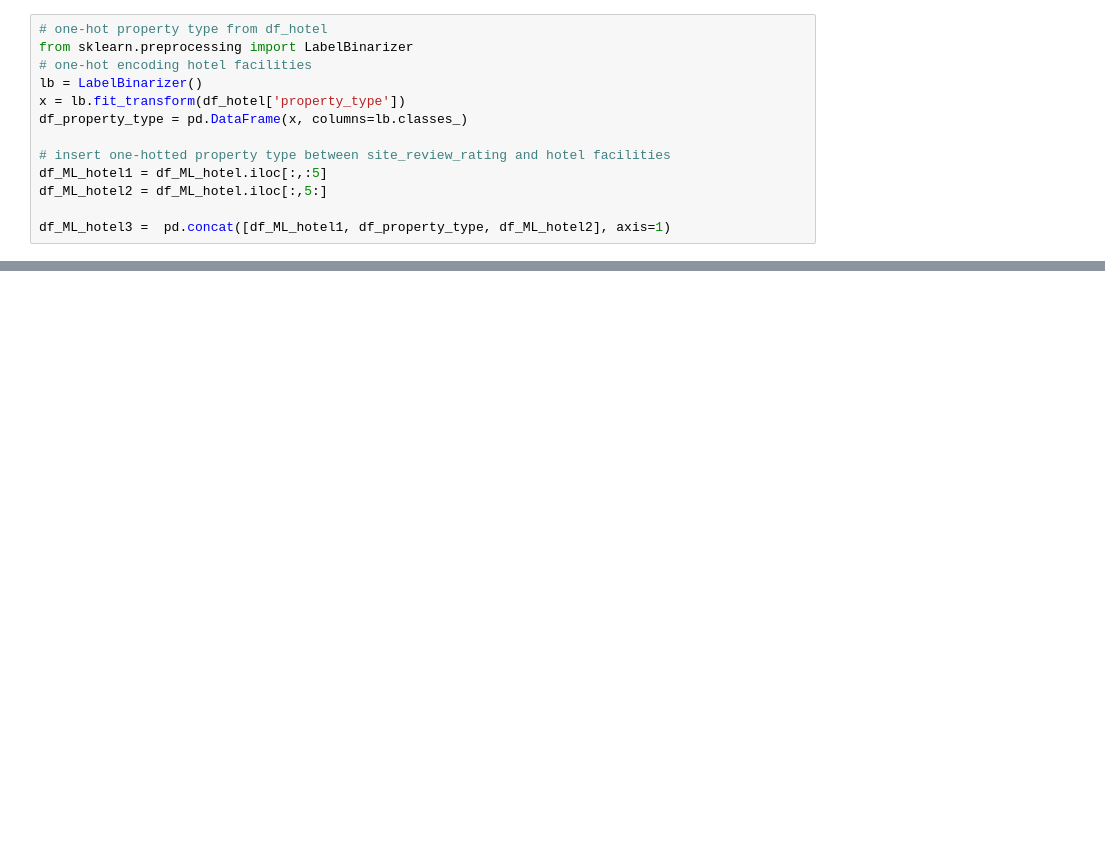
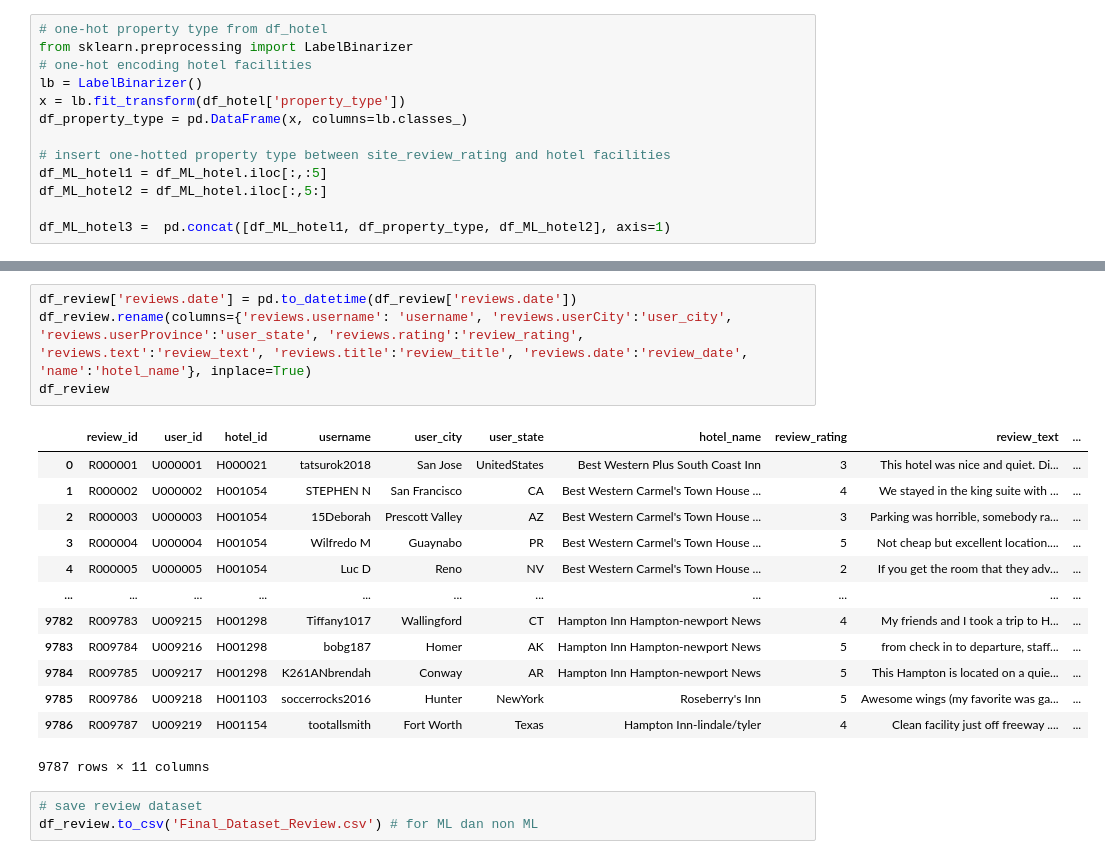
Before and after one commit to zulfauzi92/Hotel_Recomendation_Model_Traveloka, a Jupyter notebook: Eksplorasi Data/Main Dataset/Processing Main Data.ipynb, the cells around one changed output, grey strips where cells are left out. Drawn from its saved outputs; the diff is of its cells as text; blank space fills up the shorter version.

Commit message:
Upload Final dataset with the code
upload final dataset:
User non ML data
User ML data
Hotel non ML data
Hotel ML data
Review data

with the corresponding code (Processing Main Data.ipynb)

```diff
--- a/Eksplorasi Data/Main Dataset/Processing Main Data.ipynb
+++ b/Eksplorasi Data/Main Dataset/Processing Main Data.ipynb
@@ -89,0 +247,21 @@ p_user2
+# %%
+df_review['reviews.date'] = pd.to_datetime(df_review['reviews.date'])
+df_review.rename(columns={'reviews.username': 'username', 'reviews.userCity':'user_city', 'reviews.userProvince':'user_state', 'reviews.rating':'review_rating', 'reviews.text':'review_text', 'reviews.title':'review_title', 'reviews.date':'review_date', 'name':'hotel_name'}, inplace=True)
+df_review
+# %% [output]
+|  | review_id | user_id | hotel_id | username | user_city | user_state | hotel_name | review_rating | review_text | ... |
+| 0 | R000001 | U000001 | H000021 | tatsurok2018 | San Jose | UnitedStates | Best Western Plus South Coast Inn | 3 | This hotel was nice and quiet. Di... | ... |
+| 1 | R000002 | U000002 | H001054 | STEPHEN N | San Francisco | CA | Best Western Carmel's Town House ... | 4 | We stayed in the king suite with ... | ... |
+| 2 | R000003 | U000003 | H001054 | 15Deborah | Prescott Valley | AZ | Best Western Carmel's Town House ... | 3 | Parking was horrible, somebody ra... | ... |
+| 3 | R000004 | U000004 | H001054 | Wilfredo M | Guaynabo | PR | Best Western Carmel's Town House ... | 5 | Not cheap but excellent location.... | ... |
+| 4 | R000005 | U000005 | H001054 | Luc D | Reno | NV | Best Western Carmel's Town House ... | 2 | If you get the room that they adv... | ... |
+| ... | ... | ... | ... | ... | ... | ... | ... | ... | ... | ... |
+| 9782 | R009783 | U009215 | H001298 | Tiffany1017 | Wallingford | CT | Hampton Inn Hampton-newport News | 4 | My friends and I took a trip to H... | ... |
+| 9783 | R009784 | U009216 | H001298 | bobg187 | Homer | AK | Hampton Inn Hampton-newport News | 5 | from check in to departure, staff... | ... |
+| 9784 | R009785 | U009217 | H001298 | K261ANbrendah | Conway | AR | Hampton Inn Hampton-newport News | 5 | This Hampton is located on a quie... | ... |
+| 9785 | R009786 | U009218 | H001103 | soccerrocks2016 | Hunter | NewYork | Roseberry's Inn | 5 | Awesome wings (my favorite was ga... | ... |
+| 9786 | R009787 | U009219 | H001154 | tootallsmith | Fort Worth | Texas | Hampton Inn-lindale/tyler | 4 | Clean facility just off freeway .... | ... |
+9787 rows × 11 columns
+# %%
+# save review dataset
+df_review.to_csv('Final_Dataset_Review.csv') # for ML dan non ML
```
Also changed, not shown: parts of 27 cells of this notebook, 5 other files.
